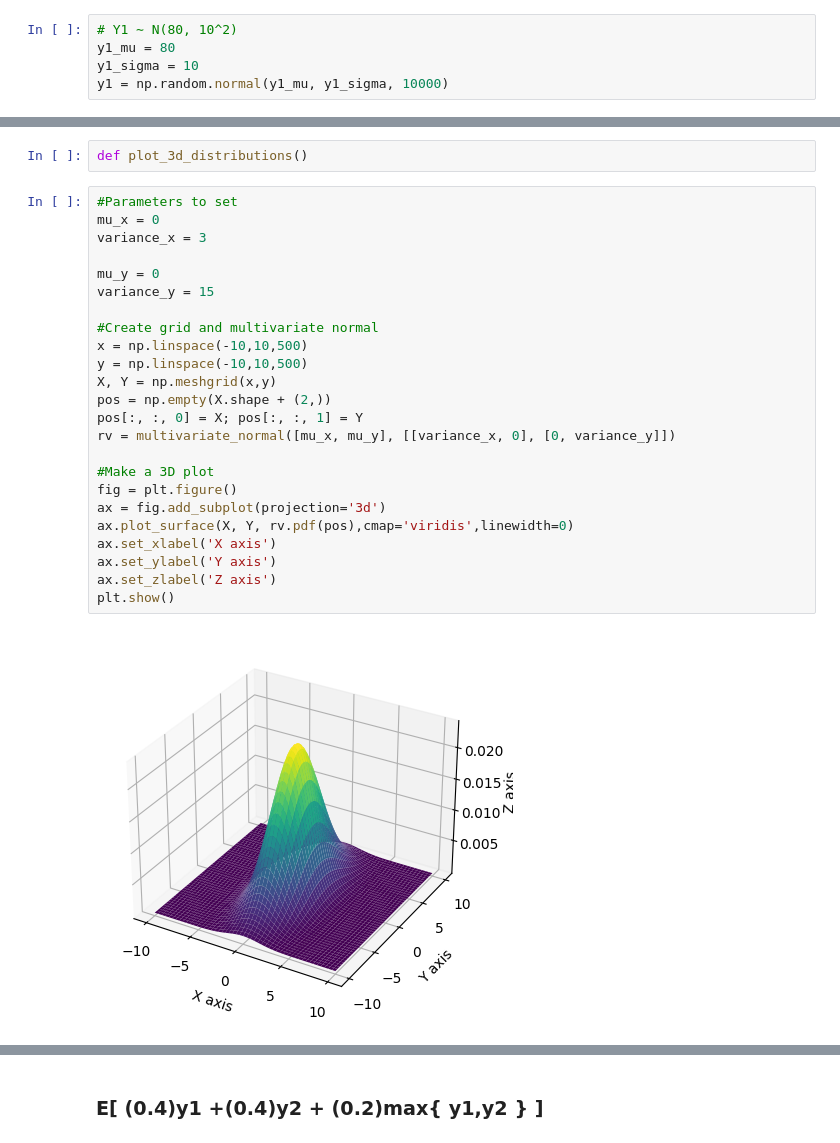
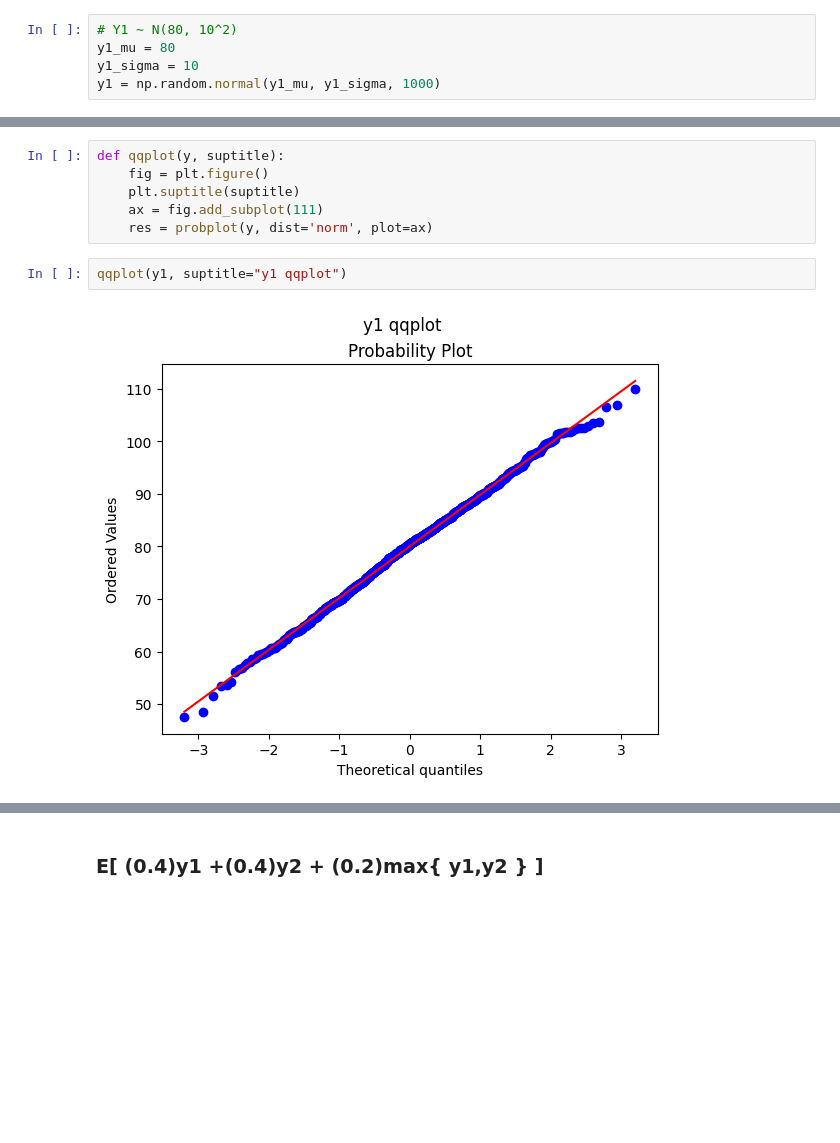
Before and after one commit to tarekel96/Stats_Python, a Jupyter notebook: stats.ipynb, the cells around one changed output, grey strips where cells are left out. Drawn from its saved outputs; the diff is of its cells as text; blank space fills up the shorter version.

```diff
--- a/stats.ipynb
+++ b/stats.ipynb
@@ -8,4 +9,4 @@ from mpl_toolkits.mplot3d import Axes3D
 # Y1 ∼ N(80, 10^2)
 y1_mu = 80
 y1_sigma = 10
-y1 = np.random.normal(y1_mu, y1_sigma, 10000)
+y1 = np.random.normal(y1_mu, y1_sigma, 1000)
@@ -69,28 +55,10 @@ plot_distribution(y2, y2_mu, y2_sigma,
-# %%
-def plot_3d_distributions()
-# %%
-#Parameters to set
-mu_x = 0
-variance_x = 3
-
-mu_y = 0
-variance_y = 15
-
-#Create grid and multivariate normal
-x = np.linspace(-10,10,500)
-y = np.linspace(-10,10,500)
-X, Y = np.meshgrid(x,y)
-pos = np.empty(X.shape + (2,))
-pos[:, :, 0] = X; pos[:, :, 1] = Y
-rv = multivariate_normal([mu_x, mu_y], [[variance_x, 0], [0, variance_y]])
-
-#Make a 3D plot
-fig = plt.figure()
-ax = fig.add_subplot(projection='3d')
-ax.plot_surface(X, Y, rv.pdf(pos),cmap='viridis',linewidth=0)
-ax.set_xlabel('X axis')
-ax.set_ylabel('Y axis')
-ax.set_zlabel('Z axis')
-plt.show()
-# %% [output]
-[figure, removed]
+# %%
+def qqplot(y, suptitle):
+    fig = plt.figure()
+    plt.suptitle(suptitle)
+    ax = fig.add_subplot(111)
+    res = probplot(y, dist='norm', plot=ax)
+# %%
+qqplot(y1, suptitle="y1 qqplot")
+# %% [output]
+[figure, added]
```
Also changed, not shown: parts of 20 cells of this notebook, 7 other files.
